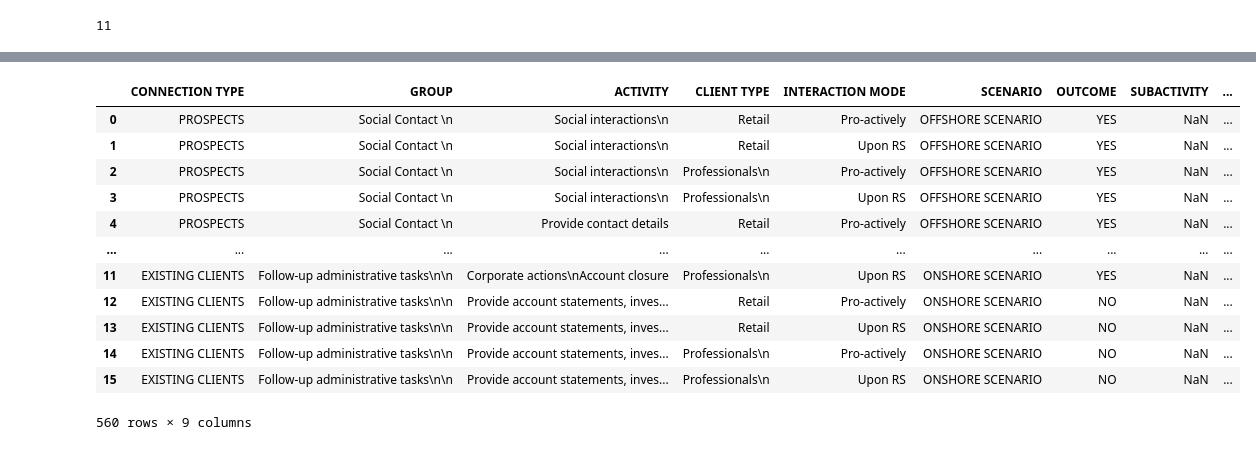
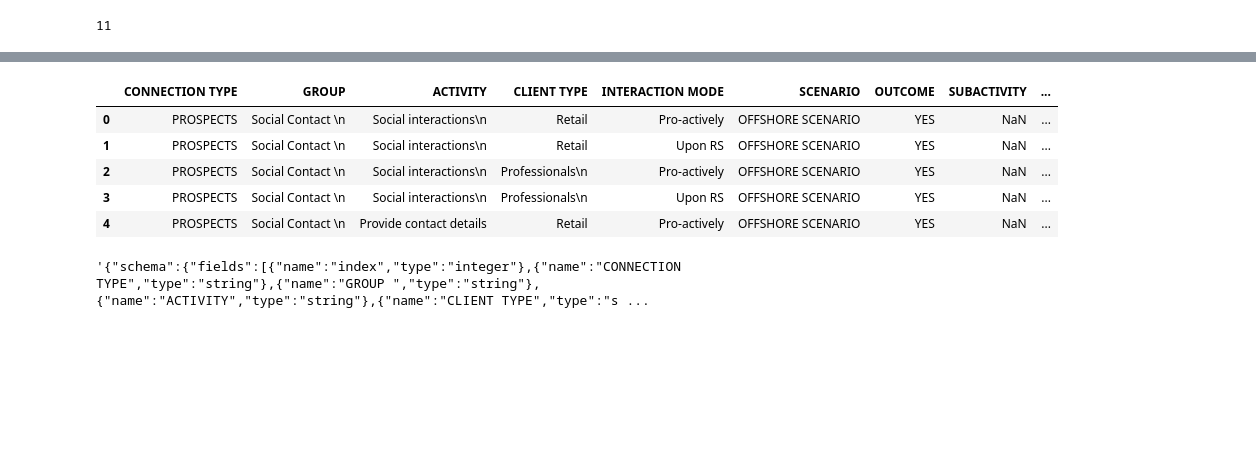
Before and after one commit to milanjelisavcic/totalconverter, a Jupyter notebook: notebooks/docx_import.ipynb, the cells around one changed output, grey strips where cells are left out. Drawn from its saved outputs; the diff is of its cells as text; code cells hidden in the pictures; blank space fills up the shorter version.

```diff
--- a/notebooks/docx_import.ipynb
+++ b/notebooks/docx_import.ipynb
@@ -71,6 +71,3 @@ def read_docx_tables(filename, tab_id=None, **kwargs):
             raise
 # %%
 dfs = read_docx_tables(r"../res/test-swiss.docx")
-# %%
-for idx, df in enumerate(dfs):
-    print(f"{idx} >>> {df.columns}")
@@ -153,16 +114,15 @@ dfs[7]
 # %%
-pd.concat(dfs, sort=False)
+df = pd.concat(dfs, sort=False)
+df.reset_index(drop=True, inplace=True)
+df.head()
 # %% [output]
 |  | CONNECTION TYPE | GROUP | ACTIVITY | CLIENT TYPE | INTERACTION MODE | SCENARIO | OUTCOME | SUBACTIVITY | ... |
 | 0 | PROSPECTS | Social Contact \n | Social interactions\n | Retail | Pro-actively | OFFSHORE SCENARIO | YES | NaN | ... |
 | 1 | PROSPECTS | Social Contact \n | Social interactions\n | Retail | Upon RS | OFFSHORE SCENARIO | YES | NaN | ... |
 | 2 | PROSPECTS | Social Contact \n | Social interactions\n | Professionals\n | Pro-actively | OFFSHORE SCENARIO | YES | NaN | ... |
 | 3 | PROSPECTS | Social Contact \n | Social interactions\n | Professionals\n | Upon RS | OFFSHORE SCENARIO | YES | NaN | ... |
 | 4 | PROSPECTS | Social Contact \n | Provide contact details | Retail | Pro-actively | OFFSHORE SCENARIO | YES | NaN | ... |
-| ... | ... | ... | ... | ... | ... | ... | ... | ... | ... |
-| 11 | EXISTING CLIENTS | Follow-up administrative tasks\n\n | Corporate actions\nAccount closure | Professionals\n | Upon RS | ONSHORE SCENARIO | YES | NaN | ... |
-| 12 | EXISTING CLIENTS | Follow-up administrative tasks\n\n | Provide account statements, inves... | Retail | Pro-actively | ONSHORE SCENARIO | NO | NaN | ... |
-| 13 | EXISTING CLIENTS | Follow-up administrative tasks\n\n | Provide account statements, inves... | Retail | Upon RS | ONSHORE SCENARIO | NO | NaN | ... |
-| 14 | EXISTING CLIENTS | Follow-up administrative tasks\n\n | Provide account statements, inves... | Professionals\n | Pro-actively | ONSHORE SCENARIO | NO | NaN | ... |
-| 15 | EXISTING CLIENTS | Follow-up administrative tasks\n\n | Provide account statements, inves... | Professionals\n | Upon RS | ONSHORE SCENARIO | NO | NaN | ... |
-560 rows × 9 columns
+# %%
+df.to_json(orient='table')
+# %% [output]
+'{"schema":{"fields":[{"name":"index","type":"integer"},{"name":"CONNECTION TYPE","type":"string"},{"name":"GROUP ","type":"string"},{"name":"ACTIVITY","type":"string"},{"name":"CLIENT TYPE","type":"s ...
```
Also changed, not shown: parts of 3 cells of this notebook.
